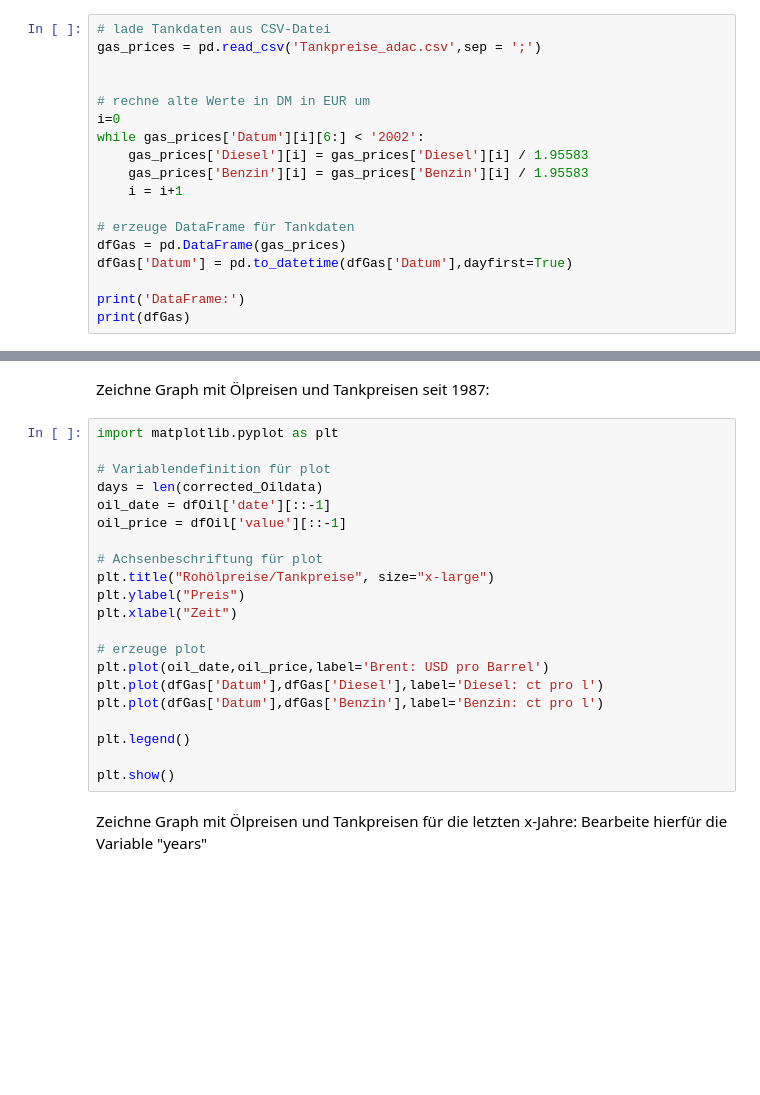
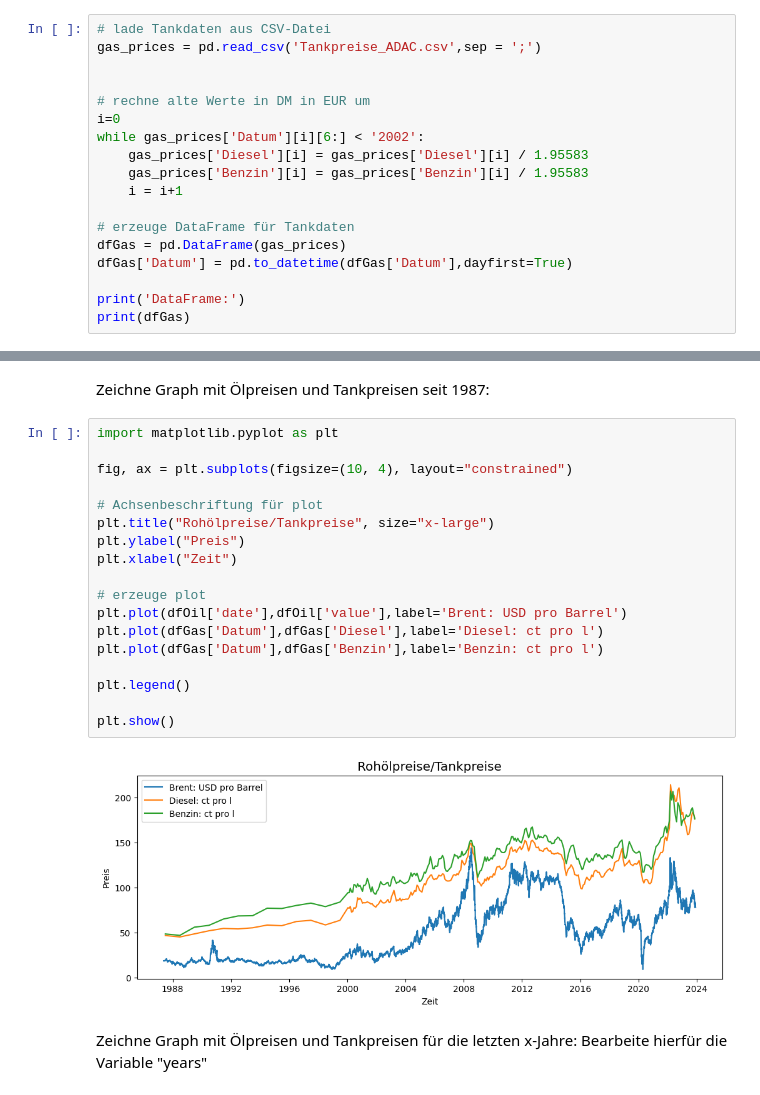
Before and after one commit to eerieFoods/LasagneEintopf, a Jupyter notebook: Jupyter Analyse/Jupyter_Analyse.ipynb, the cells around one changed output, grey strips where cells are left out. Cells and saved outputs as stored; diff of their text form; blank space fills up the shorter version.

```diff
--- a/Jupyter Analyse/Jupyter_Analyse.ipynb
+++ b/Jupyter Analyse/Jupyter_Analyse.ipynb
@@ -60,7 +83,7 @@ print(dfOil)
 Lade historische Tankdaten aus Tankpreise_ADAC.csv:
 # %%
 # lade Tankdaten aus CSV-Datei
-gas_prices = pd.read_csv('Tankpreise_adac.csv',sep = ';')
+gas_prices = pd.read_csv('Tankpreise_ADAC.csv',sep = ';')
 
 
 # rechne alte Werte in DM in EUR um
@@ -81,24 +137,23 @@ Zeichne Graph mit Ölpreisen und Tankpreisen seit 1987:
 # %%
 import matplotlib.pyplot as plt
 
-# Variablendefinition für plot
-days = len(corrected_Oildata)
-oil_date = dfOil['date'][::-1]
-oil_price = dfOil['value'][::-1]
+fig, ax = plt.subplots(figsize=(10, 4), layout="constrained")
 
 # Achsenbeschriftung für plot
 plt.title("Rohölpreise/Tankpreise", size="x-large")
 plt.ylabel("Preis")
 plt.xlabel("Zeit")
 
 # erzeuge plot
-plt.plot(oil_date,oil_price,label='Brent: USD pro Barrel')
+plt.plot(dfOil['date'],dfOil['value'],label='Brent: USD pro Barrel')
 plt.plot(dfGas['Datum'],dfGas['Diesel'],label='Diesel: ct pro l')
 plt.plot(dfGas['Datum'],dfGas['Benzin'],label='Benzin: ct pro l')
 
 plt.legend()
 
 plt.show()
+# %% [output]
+[figure, added]
 # %% [markdown]
 Zeichne Graph mit Ölpreisen und Tankpreisen für die letzten x-Jahre:
 Bearbeite hierfür die Variable "years"
```
Also changed, not shown: parts of 19 cells of this notebook.
